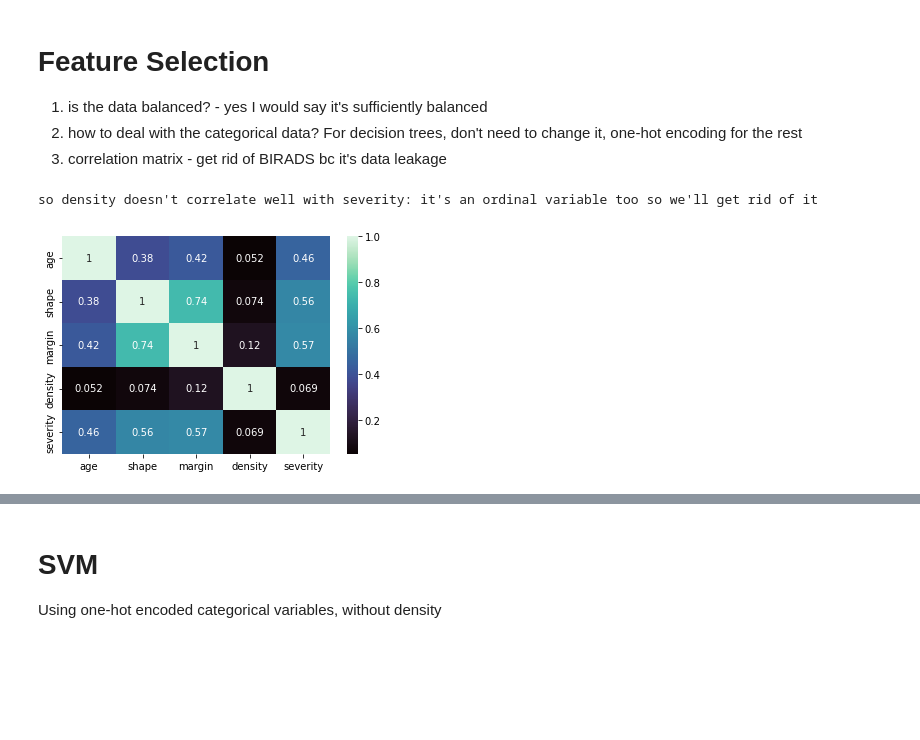
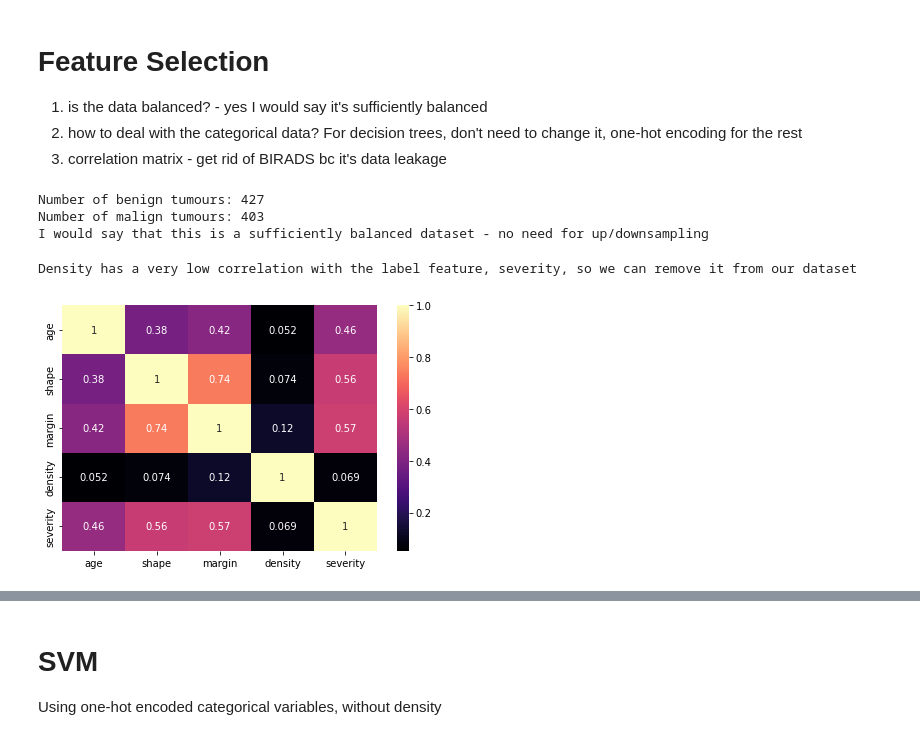
Before and after one commit to florencejt/Mammogram-ML-exploration, a Jupyter notebook: mammogram_data.ipynb, the cells around one changed output, grey strips where cells are left out. Drawn from its saved outputs; the diff is of its cells as text; code cells hidden in the pictures; blank space fills up the shorter version.

```diff
--- a/mammogram_data.ipynb
+++ b/mammogram_data.ipynb
@@ -222,4 +180,16 @@ df_encoding.head()
 1. is the data balanced? - yes I would say it's sufficiently balanced
 2. how to deal with the categorical data? For decision trees, don't need to change it, one-hot encoding for the rest
 3. correlation matrix - get rid of BIRADS bc it's data leakage
+# %%
+# how balanced is the data?
+clean_num_benign = df[df["severity"]==0].shape[0]
+clean_num_malign = df[df["severity"]==1].shape[0]
+
+print("Number of benign tumours:", clean_num_benign)
+print("Number of malign tumours:", clean_num_malign)
+print("I would say that this is a sufficiently balanced dataset - no need for up/downsampling")
+# %% [output]
+Number of benign tumours: 427
+Number of malign tumours: 403
+I would say that this is a sufficiently balanced dataset - no need for up/downsampling
 # %%
@@ -227,12 +197,16 @@ df_encoding.head()
 df = df.drop(columns="BI_RADS")
 df_encoding = df_encoding.drop(columns="BI_RADS")
-# %%
-# correlation matrix
-sns.heatmap(df.corr(),annot=True,cmap="mako")
-print("so density doesn't correlate well with severity: it's an ordinal variable too so we'll get rid of it")
-# %% [output]
-so density doesn't correlate well with severity: it's an ordinal variable too so we'll get rid of it
-[figure, removed]
+# %%
+# correlation matrix
+sns.heatmap(df.corr(),annot=True,cmap="magma")
+plt.tight_layout()
+print("Density has a very low correlation with the label feature, severity, so we can remove it from our dataset")
+
+df.drop(columns="density",inplace=True)
+df_encoding.drop(columns="density",inplace=True)
+# %% [output]
+Density has a very low correlation with the label feature, severity, so we can remove it from our dataset
+[figure, added]
 # %%
 # we should normalise the age because it has a much larger range than the other variables and might cause a bias
 # we saw that age has a roughly bell curve distribution so I think this is ok
```
Also changed, not shown: parts of 38 cells of this notebook.
